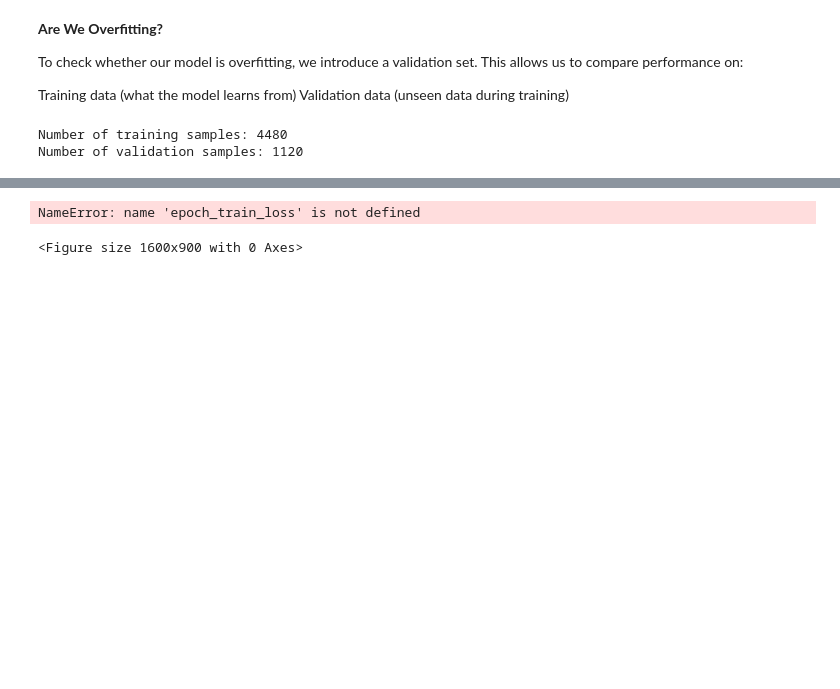
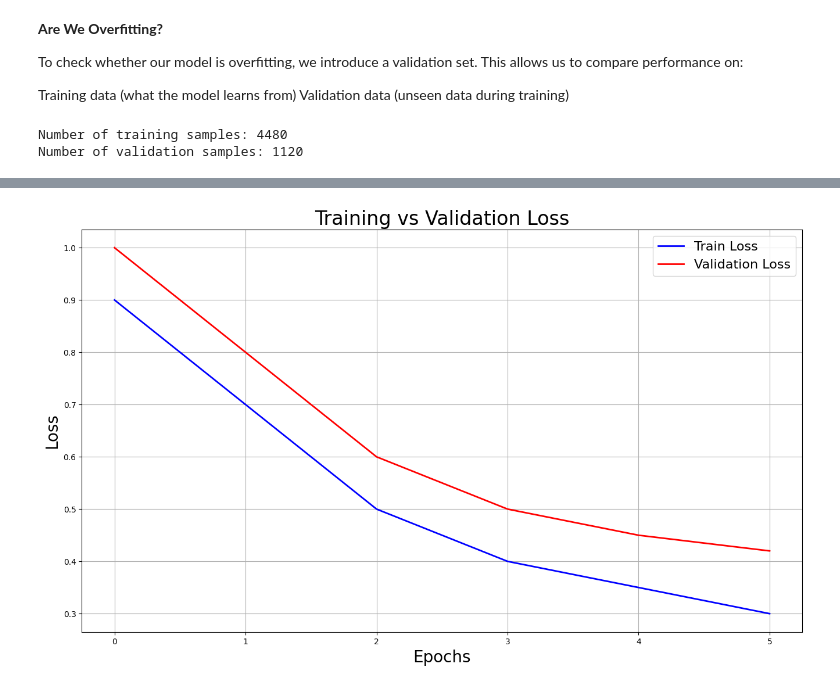
Before and after one commit to ARTiwary/MRI-brain-tumour-detection-with-gesture-control-, a Jupyter notebook: MRI-brain-tumour-detection-with-gesture-control-/MRI/Class-MRI-Brain-Tumor-Detector-checkpoint.ipynb, the cells around one changed output, grey strips where cells are left out. Cells and saved outputs as stored; diff of their text form; code cells hidden in the pictures; blank space fills up the shorter version.

```diff
--- a/MRI-brain-tumour-detection-with-gesture-control-/MRI/Class-MRI-Brain-Tumor-Detector-checkpoint.ipynb
+++ b/MRI-brain-tumour-detection-with-gesture-control-/MRI/Class-MRI-Brain-Tumor-Detector-checkpoint.ipynb
@@ -899,20 +899,25 @@ Early stopping at epoch 43
 # %%
+import matplotlib.pyplot as plt
+
+# Example: replace these with your real epoch losses
+epoch_train_loss = [0.9, 0.7, 0.5, 0.4, 0.35, 0.3]  # dummy data
+epoch_val_loss   = [1.0, 0.8, 0.6, 0.5, 0.45, 0.42] # dummy data
+
 plt.figure(figsize=(16, 9))
 
 # Plot training and validation loss
 plt.plot(epoch_train_loss, color='blue', linewidth=2, label='Train Loss')
 plt.plot(epoch_val_loss, color='red', linewidth=2, label='Validation Loss')
 
 # Add title and labels
 plt.title("Training vs Validation Loss", fontsize=24)
 plt.xlabel("Epochs", fontsize=20)
 plt.ylabel("Loss", fontsize=20)
 
 # Add legend and grid
 plt.legend(fontsize=16)
 plt.grid(True)
 
 plt.show()
 # %% [output]
-NameError: name 'epoch_train_loss' is not defined
-<Figure size 1600x900 with 0 Axes>
+[figure, added]
```
Also changed, not shown: parts of 13 cells of this notebook, 6 other files.
